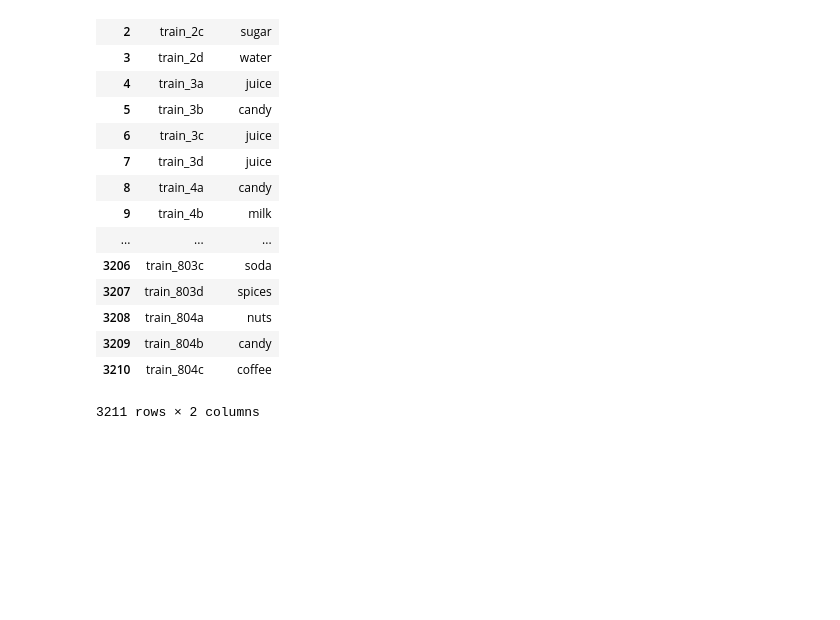
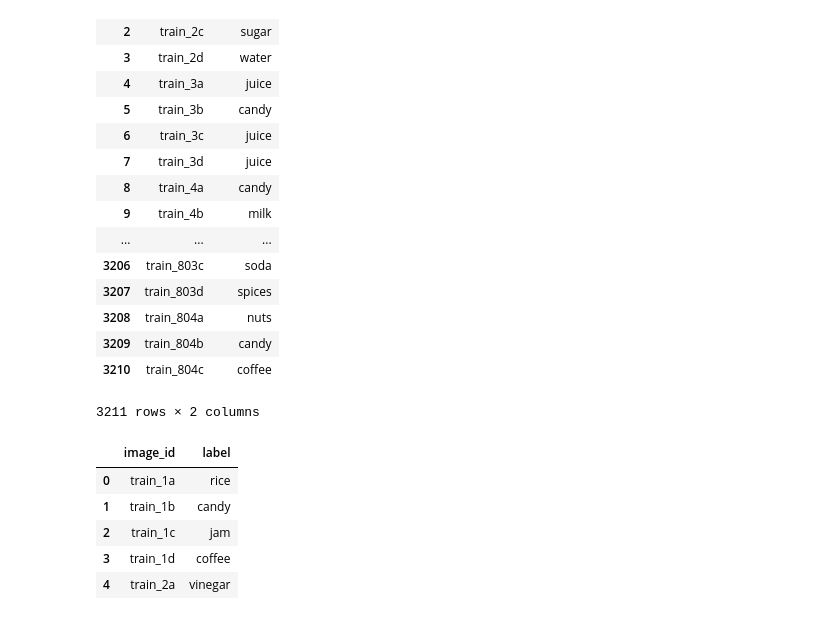
Before and after one commit to Falcon43/Python, a Jupyter notebook: pandas/basicapis.ipynb, the cells around one changed output. Drawn from its saved outputs; the diff is of its cells as text; code cells hidden in the pictures; blank space fills up the shorter version.

```diff
--- a/pandas/basicapis.ipynb
+++ b/pandas/basicapis.ipynb
@@ -157,3 +157,14 @@ pd.read_csv("train.csv",  skiprows = [1, 2, 3, 4])
 | 3209 | train_804b | candy |
 | 3210 | train_804c | coffee |
 3211 rows × 2 columns
+# %%
+train = pd.read_csv("train.csv")
+# %%
+train.head()
+# %% [output]
+|  | image_id | label |
+| 0 | train_1a | rice |
+| 1 | train_1b | candy |
+| 2 | train_1c | jam |
+| 3 | train_1d | coffee |
+| 4 | train_2a | vinegar |
```
Also changed, not shown: 1 other file.
